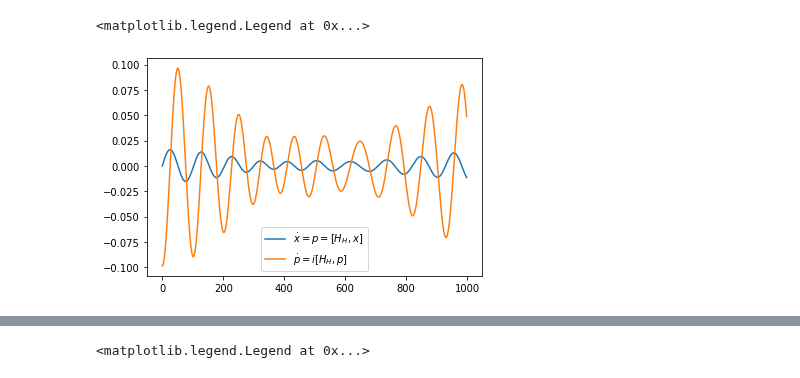
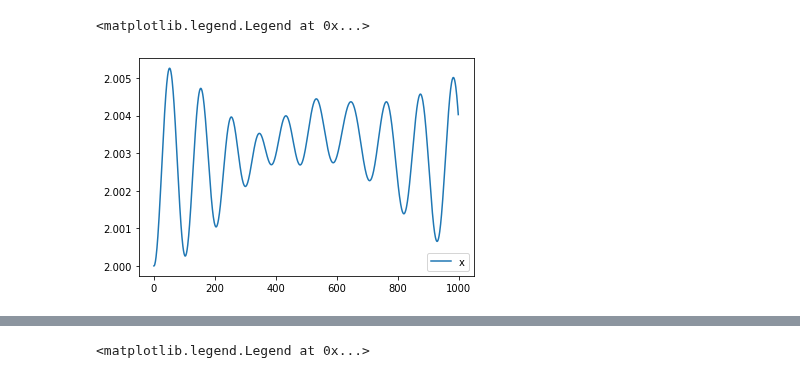
Before and after one commit to tomi-cuentitas/Spin-Chains-, a Jupyter notebook: Optimized_corr_xop_v_pop_H_SpinChain.ipynb, the cells around one changed output, grey strips where cells are left out. Drawn from its saved outputs; the diff is of its cells as text; code cells hidden in the pictures.

```diff
--- a/Optimized_corr_xop_v_pop_H_SpinChain.ipynb
+++ b/Optimized_corr_xop_v_pop_H_SpinChain.ipynb
@@ -73,7 +73,7 @@ def Heisenberg_hamiltonian (N, Jx, Jy, Jz, h):
 N = 5            # número de spines
 
 h  = 1.0 * 2 * np.pi * np.ones(N)
-Jx = Jy = 0.15 * 2 * np.pi * np.ones(N)
+Jx = 0.15 * 2 * np.pi * np.ones(N)
 Jy = 0.25 * 2 * np.pi * np.ones(N)
 Jz = 0.1 * 2 * np.pi * np.ones(N)
 # %%
@@ -90,6 +90,14 @@ for n in range(2):
 psi0 = tensor(psi_list)
 
 tlist = np.linspace(0, 10, 1000)
+
+psiT_list = []
+
+psiT_list.append(basis(2,0))
+for n in range(4):
+  psiT_list.append(basis(2,1))
+
+psiT = tensor(psiT_list)
 # %%
 def hamiltonian_integration(N, Jx, Jy, Jz, h, psi_0, tlist, gamma=1e-10, solver="me"):
     H_H = Heisenberg_hamiltonian(N, Jx, Jy, Jz, h)
@@ -121,14 +129,14 @@ def hamiltonian_integration(N, Jx, Jy, Jz, h, psi_0, tlist, gamma=1e-10, solver=
 # %%
 results = hamiltonian_integration(N, Jx, Jy, Jz, h, psi0, tlist, gamma, solver)
 
-#plt.plot(results[0],label="x")
-plt.plot(-1*results[1],label="$\dot{x}=p=[H_H,x]$")
+plt.plot(results[0],label="x")
+#plt.plot(-1*results[1],label="$\dot{x}=p=[H_H,x]$")
 #plt.plot(results[2]-results[0]**2,label="dx^2")
 #plt.plot(results[3]-results[1]**2,label="dp^2")
 #plt.plot(-6*(results[4]-results[0]*results[1]),label="x p ")
-plt.plot(results[5],label="$\dot{p}= i[H_H,p]$")
+#plt.plot(results[5],label="$\dot{p}= i[H_H,p]$")
 #plt.plot(results[3],label="comm")
 plt.legend()
 # %% [output]
 <matplotlib.legend.Legend at 0x...>
-[figure, old version]
+[figure, new version]
```
Also changed, not shown: parts of 3 cells of this notebook.
